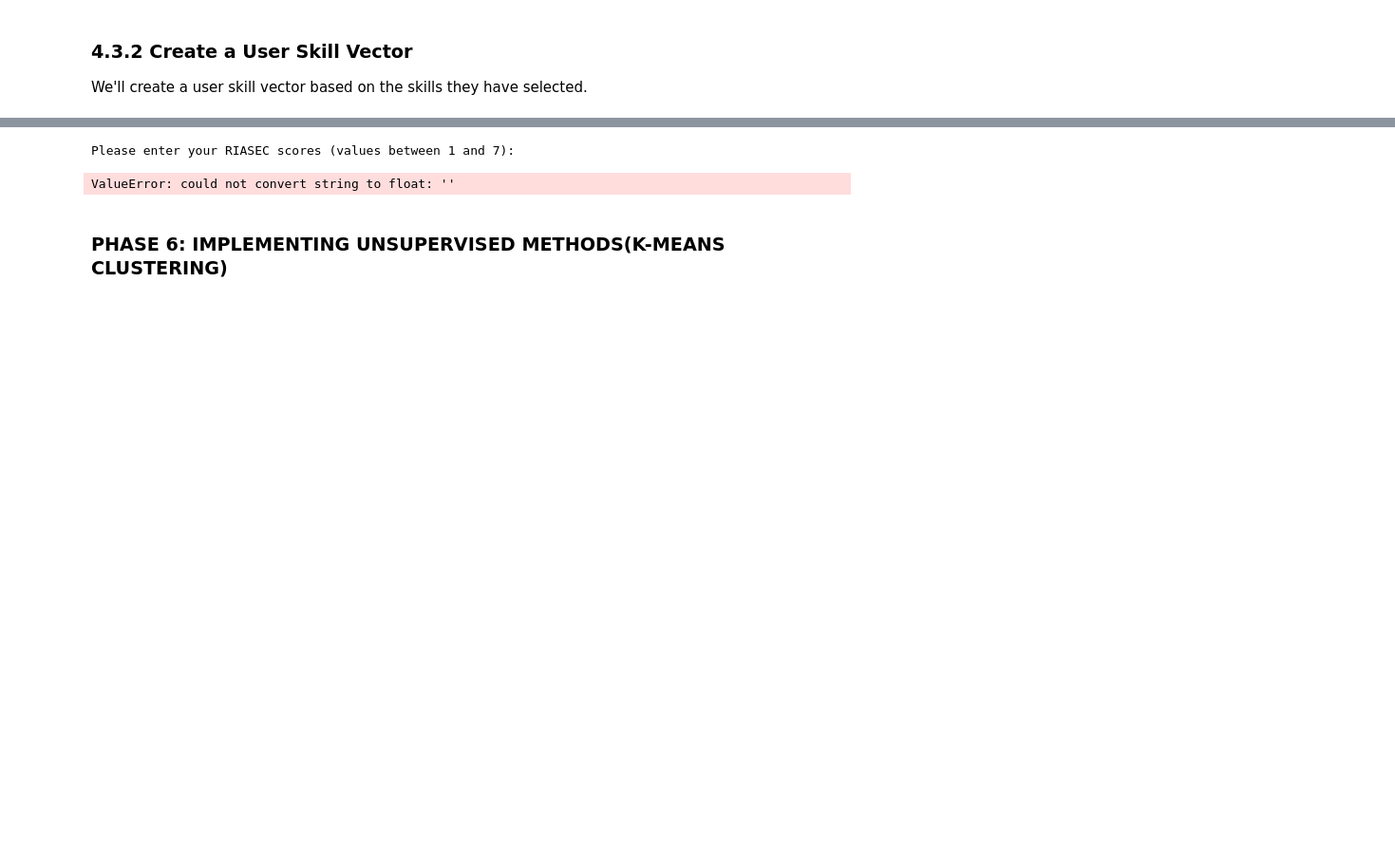
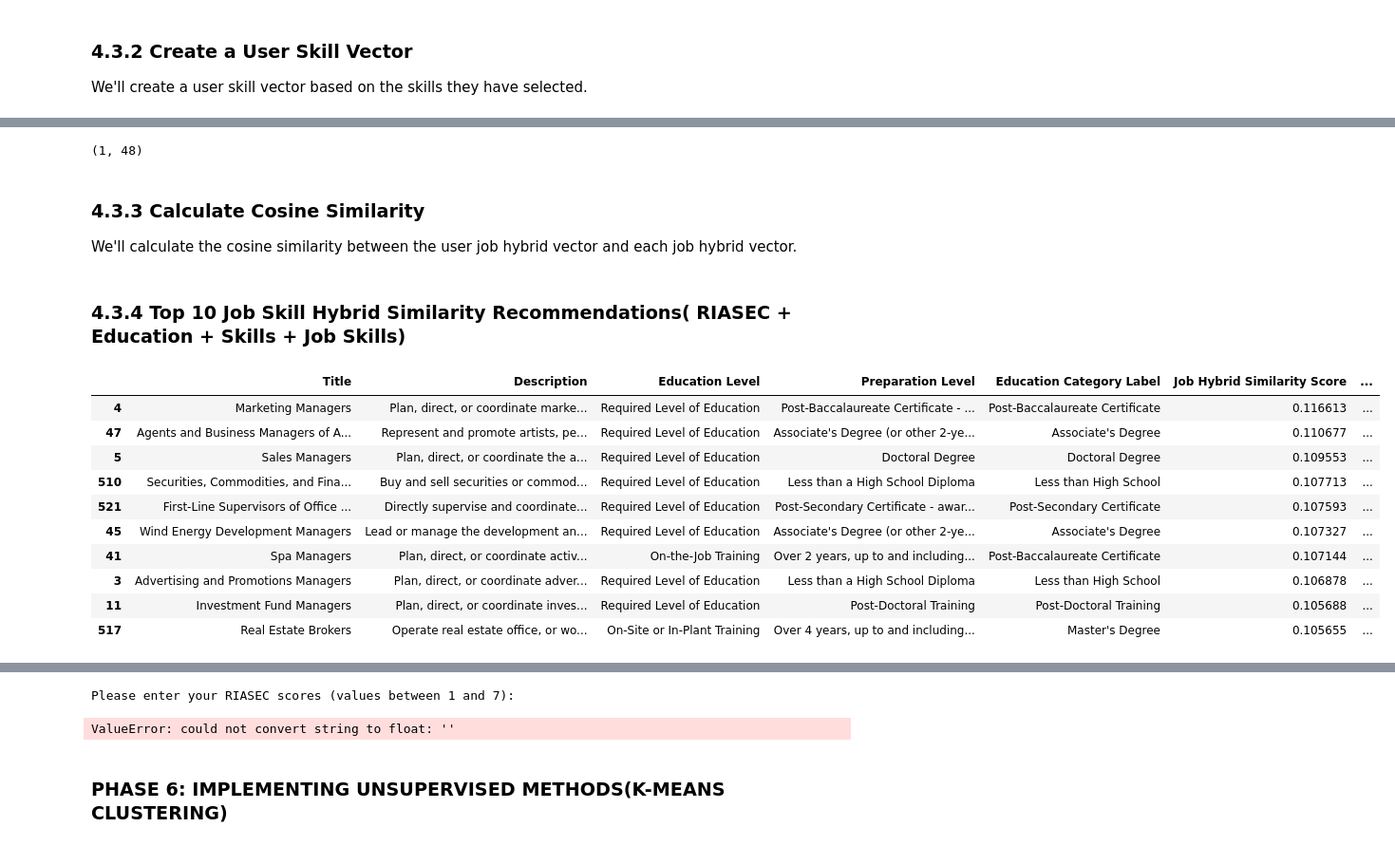
Before and after one commit to eugene-maina72/Phase_5_Capstone_Project-SmartPath, a Jupyter notebook: SmartPath.ipynb, the cells around one changed output, grey strips where cells are left out. Shown at 95% size. Drawn from its saved outputs; the diff is of its cells as text; code cells hidden in the pictures; blank space fills up the shorter version.

```diff
--- a/SmartPath.ipynb
+++ b/SmartPath.ipynb
@@ -1212,0 +1217,3 @@ job_profiles_with_skills.head()
+# %%
+# Merging with job_profiles_clean to align jobs
+job_profiles_with_skills = job_profiles_clean.merge(job_skill_matrix_scaled, on='ONET_Code', how='left')
@@ -1336,0 +1237,17 @@ SVD Model RMSE: 0.16821972172103833
+# %%
+# Defining weights
+w_riasec = 0.5  #Same as before
+w_edu = 0.2     #Same as before
+w_skill = 0.2
+w_job = 0.1  # Weight for job skills similarity
+
+# job skill vector
+job_skill_vector = np.array(job_profiles_with_skills[job_skill_matrix_grouped.columns])
+job_skill_vector = job_skill_vector.reshape(-1, job_skill_matrix_grouped.shape[1])
+
+# Weighting the vectors
+weight_skills = np.asarray(skill_values_scaled) * w_skill
+weight_job_skills = job_skill_vector * w_job
+
+# Final hybrid vector
+job_hybrid_matrix = np.hstack((weighted_riasec, weighted_education.reshape(-1, 1), weight_skills, weight_job_skills))
@@ -1336,0 +1262,44 @@ SVD Model RMSE: 0.16821972172103833
+# %%
+# User Job Skill Vector
+user_job_skill_vector = np.array([1 if skill in user_selected_skills else 0 for skill in job_skill_matrix_grouped.columns]).reshape(1, -1)
+
+
+# Creating the user job hybrid vector
+user_job_hybrid_matrix = np.hstack((user_job_skill_vector * w_job,
+                                    user_riasec * w_riasec,
+                                    user_edu_score * w_edu,
+                                    user_skills * w_skill
+                                    ))
+# %%
+user_job_hybrid_matrix.shape
+# %% [output]
+(1, 48)
+# %% [markdown]
+### 4.3.3 Calculate Cosine Similarity
+
+We'll calculate the cosine similarity between the user job hybrid vector and each job hybrid vector.
+# %%
+# Calculating cosine similarity between user and all job profiles
+hybrid_job_similarities = cosine_similarity(user_job_hybrid_matrix, job_hybrid_matrix)[0]
+
+# Adding similarity scores to the job profiles DataFrame
+job_profiles_clean['Job Hybrid Similarity Score'] = hybrid_job_similarities.flatten()
+# %% [markdown]
+### 4.3.4  Top 10 Job Skill Hybrid Similarity Recommendations( RIASEC + Education + Skills + Job Skills)
+# %%
+top_job_hybrid_matches = job_profiles_clean.sort_values('Job Hybrid Similarity Score', ascending=False).head(10)
+
+# Show top matches with useful columns
+top_job_hybrid_matches[['Title','Description','Education Level', 'Preparation Level', 'Education Category Label', 'Job Hybrid Similarity Score', 'Hybrid Similarity Score', 'Similarity Score', 'Normalized Education Score']].style.background_gradient(cmap='YlGn')
+# %% [output]
+|  | Title | Description | Education Level | Preparation Level | Education Category Label | Job Hybrid Similarity Score | ... |
+| 4 | Marketing Managers | Plan, direct, or coordinate marke... | Required Level of Education | Post-Baccalaureate Certificate - ... | Post-Baccalaureate Certificate | 0.116613 | ... |
+| 47 | Agents and Business Managers of A... | Represent and promote artists, pe... | Required Level of Education | Associate's Degree (or other 2-ye... | Associate's Degree | 0.110677 | ... |
+| 5 | Sales Managers | Plan, direct, or coordinate the a... | Required Level of Education | Doctoral Degree | Doctoral Degree | 0.109553 | ... |
+| 510 | Securities, Commodities, and Fina... | Buy and sell securities or commod... | Required Level of Education | Less than a High School Diploma | Less than High School | 0.107713 | ... |
+| 521 | First-Line Supervisors of Office ... | Directly supervise and coordinate... | Required Level of Education | Post-Secondary Certificate - awar... | Post-Secondary Certificate | 0.107593 | ... |
+| 45 | Wind Energy Development Managers | Lead or manage the development an... | Required Level of Education | Associate's Degree (or other 2-ye... | Associate's Degree | 0.107327 | ... |
+| 41 | Spa Managers | Plan, direct, or coordinate activ... | On-the-Job Training | Over 2 years, up to and including... | Post-Baccalaureate Certificate | 0.107144 | ... |
+| 3 | Advertising and Promotions Managers | Plan, direct, or coordinate adver... | Required Level of Education | Less than a High School Diploma | Less than High School | 0.106878 | ... |
+| 11 | Investment Fund Managers | Plan, direct, or coordinate inves... | Required Level of Education | Post-Doctoral Training | Post-Doctoral Training | 0.105688 | ... |
+| 517 | Real Estate Brokers | Operate real estate office, or wo... | On-Site or In-Plant Training | Over 4 years, up to and including... | Master's Degree | 0.105655 | ... |
```
Also changed, not shown: parts of 22 cells of this notebook.
